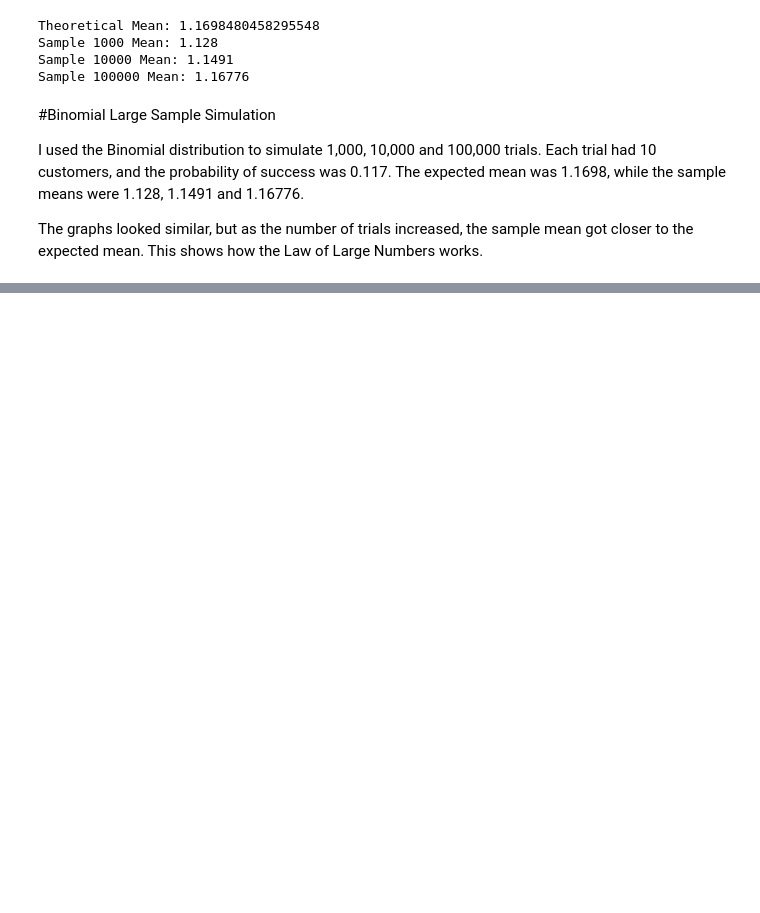
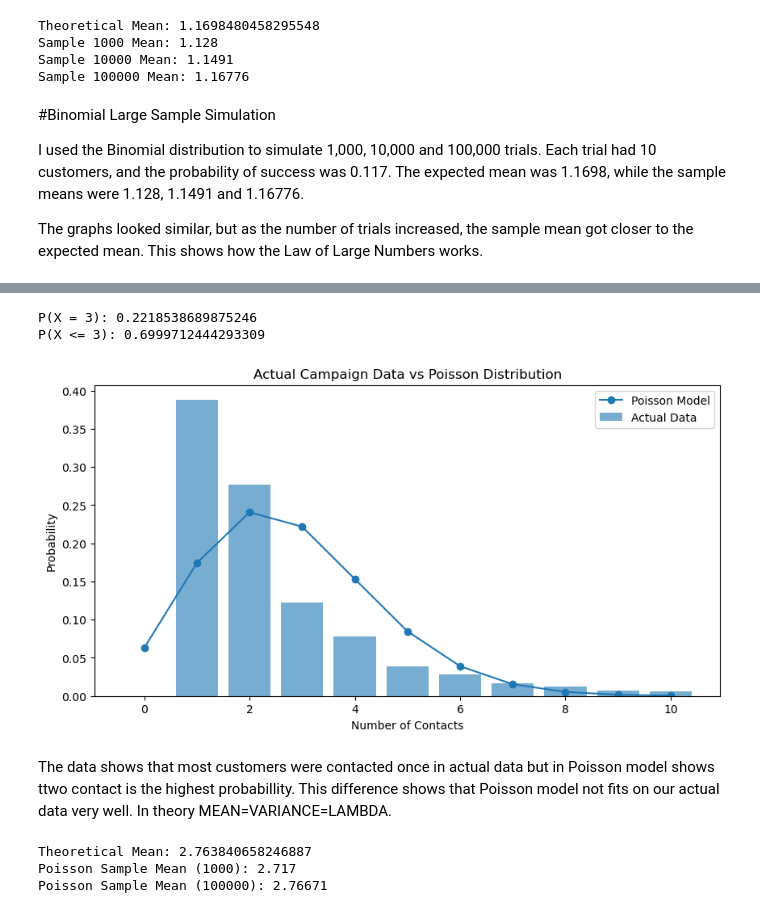
Before and after one commit to Munkhzaya-pom/statistic-sep-26, a Jupyter notebook: statistic-word-sep-26/Munkhzaya_stats-sep26.ipynb, the cells around one changed output, grey strips where cells are left out. Saved outputs shown, nothing was run; the diff lists cells and outputs as text; code cells hidden in the pictures; blank space fills up the shorter version.

```diff
--- a/statistic-word-sep-26/statistic-sep26.ipynb
+++ b/statistic-word-sep-26/Munkhzaya_stats-sep26.ipynb
@@ -398,0 +424,52 @@ The graphs looked similar, but as the number of trials increased, the sample mea
+# %%
+# Probability of exactly 3 contacts
+p_exactly_3 = poisson.pmf(3, campaign_mean)
+
+# Probability of at most 3 contacts
+p_at_most_3 = poisson.cdf(3, campaign_mean)
+
+print("P(X = 3):", p_exactly_3)
+print("P(X <= 3):", p_at_most_3)
+# %% [output]
+P(X = 3): 0.2218538689875246
+P(X <= 3): 0.6999712444293309
+# %%
+# Compare actual data with Poisson distribution
+
+x = np.arange(0, 11)
+
+actual = df['campaign'].value_counts(normalize=True)
+theoretical = poisson.pmf(x, campaign_mean)
+
+plt.figure(figsize=(10, 5))
+
+plt.bar(x, actual.reindex(x, fill_value=0),alpha=0.6, label='Actual Data')
+
+plt.plot(x, theoretical, 'o-',label='Poisson Model')
+
+plt.title('Actual Campaign Data vs Poisson Distribution')
+plt.xlabel('Number of Contacts')
+plt.ylabel('Probability')
+plt.legend()
+plt.show()
+# %% [output]
+[figure, added]
+# %% [markdown]
+The data shows that most customers were contacted once in actual data but in Poisson model shows ttwo contact is the highest probabillity. This difference shows that Poisson model not fits on our actual data very well. In theory MEAN=VARIANCE=LAMBDA.
+# %%
+# Poisson Large Sample Simulation
+
+lam = df['campaign'].mean()
+
+np.random.seed(42)
+
+poisson_1000 = np.random.poisson(lam, size=1000)
+poisson_100000 = np.random.poisson(lam, size=100000)
+
+print("Theoretical Mean:", lam)
+print("Poisson Sample Mean (1000):", poisson_1000.mean())
+print("Poisson Sample Mean (100000):", poisson_100000.mean())
+# %% [output]
+Theoretical Mean: 2.763840658246887
+Poisson Sample Mean (1000): 2.717
+Poisson Sample Mean (100000): 2.76671
```
Also changed, not shown: parts of 17 cells of this notebook, 1 other file.
